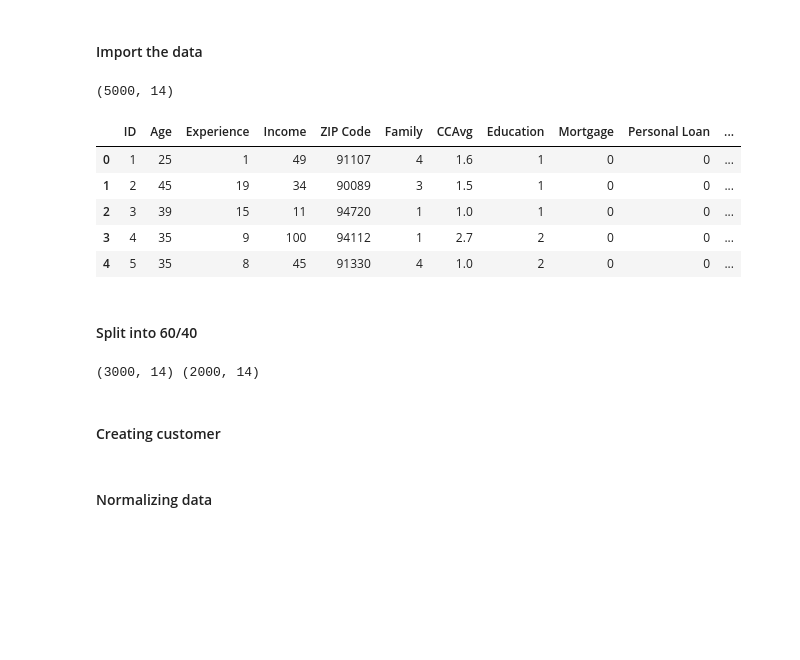
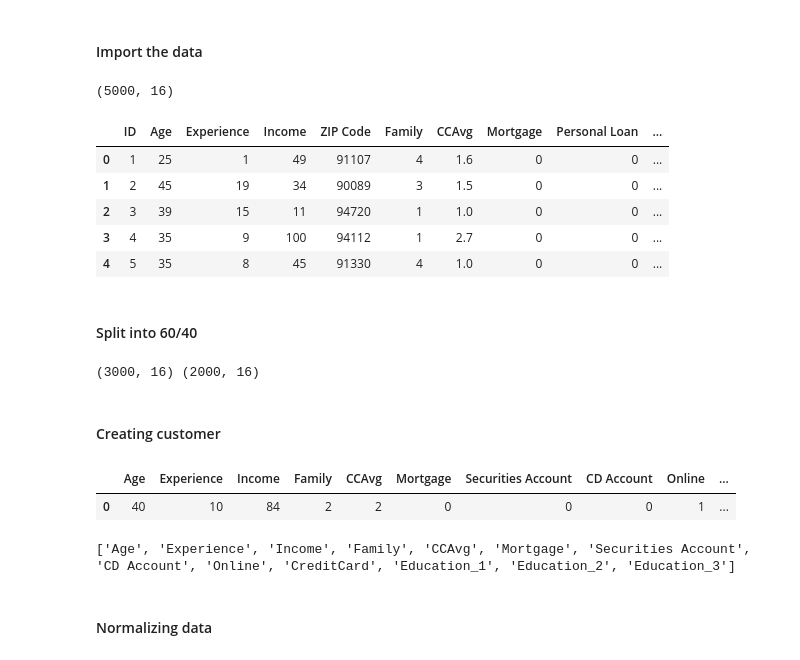
Before and after one commit to wolfesamk/MSBA-206, a Jupyter notebook: DMBA Chapter 7.ipynb, the cells around one changed output. Drawn from its saved outputs; the diff is of its cells as text; code cells hidden in the pictures; blank space fills up the shorter version.

```diff
--- a/DMBA Chapter 7.ipynb
+++ b/DMBA Chapter 7.ipynb
@@ -41,30 +34,44 @@ def statslist(df):
 #### Import the data
 # %%
 dfBank = readFile("https://raw.githubusercontent.com/wolfesamk/MSBA-206/main/dmba/UniversalBank.csv")
+dfBank['Education'] = dfBank['Education'].astype('category')
+dfBank = pd.get_dummies(dfBank, prefix_sep='_', drop_first=False)
 print(dfBank.shape)
 dfBank.head(5)
 # %% [output]
-(5000, 14)
+(5000, 16)
-|  | ID | Age | Experience | Income | ZIP Code | Family | CCAvg | Education | Mortgage | Personal Loan | ... |
-| 0 | 1 | 25 | 1 | 49 | 91107 | 4 | 1.6 | 1 | 0 | 0 | ... |
-| 1 | 2 | 45 | 19 | 34 | 90089 | 3 | 1.5 | 1 | 0 | 0 | ... |
-| 2 | 3 | 39 | 15 | 11 | 94720 | 1 | 1.0 | 1 | 0 | 0 | ... |
-| 3 | 4 | 35 | 9 | 100 | 94112 | 1 | 2.7 | 2 | 0 | 0 | ... |
-| 4 | 5 | 35 | 8 | 45 | 91330 | 4 | 1.0 | 2 | 0 | 0 | ... |
+|  | ID | Age | Experience | Income | ZIP Code | Family | CCAvg | Mortgage | Personal Loan | ... |
+| 0 | 1 | 25 | 1 | 49 | 91107 | 4 | 1.6 | 0 | 0 | ... |
+| 1 | 2 | 45 | 19 | 34 | 90089 | 3 | 1.5 | 0 | 0 | ... |
+| 2 | 3 | 39 | 15 | 11 | 94720 | 1 | 1.0 | 0 | 0 | ... |
+| 3 | 4 | 35 | 9 | 100 | 94112 | 1 | 2.7 | 0 | 0 | ... |
+| 4 | 5 | 35 | 8 | 45 | 91330 | 4 | 1.0 | 0 | 0 | ... |
 # %% [markdown]
 #### Split into 60/40
 # %%
 bank_trainData, bank_validData = train_test_split(dfBank, test_size=0.4, random_state=1)
 print(bank_trainData.shape, bank_validData.shape)
 # %% [output]
-(3000, 14) (2000, 14)
+(3000, 16) (2000, 16)
 # %% [markdown]
 #### Creating customer
 # %%
 newCustomer = pd.DataFrame([{'Age': 40, 'Experience': 10, 'Income': 84, 'Family': 2, 'CCAvg': 2, 'Mortgage': 0,
-                         'Securities_Account': 0, 'CD_Account': 0, 'Online': 1, 'CreditCard': 1, 'Education_1': 0,
+                         'Securities Account': 0, 'CD Account': 0, 'Online': 1, 'CreditCard': 1, 'Education_1': 0,
                          'Education_2': 1, 'Education_3': 0}],
-                       columns=['Age', 'Experience', 'Income', 'Family', 'CCAvg', 'Mortgage', 'Securities_Account',
-                                'CD_Account', 'Online', 'CreditCard', 'Education_1', 'Education_2', 'Education_3'])
+                       columns=['Age', 'Experience', 'Income', 'Family', 'CCAvg', 'Mortgage', 'Securities Account',
+                                'CD Account', 'Online', 'CreditCard', 'Education_1', 'Education_2', 'Education_3'])
+newCustomer
+# %% [output]
+|  | Age | Experience | Income | Family | CCAvg | Mortgage | Securities Account | CD Account | Online | ... |
+| 0 | 40 | 10 | 84 | 2 | 2 | 0 | 0 | 0 | 1 | ... |
+# %%
+outcome = 'Personal Loan'
+predictors = list(dfBank.columns.drop(['ID','ZIP Code']))
+predictors.remove(outcome)
+scaler = preprocessing.StandardScaler()
+print(predictors)
+# %% [output]
+['Age', 'Experience', 'Income', 'Family', 'CCAvg', 'Mortgage', 'Securities Account', 'CD Account', 'Online', 'CreditCard', 'Education_1', 'Education_2', 'Education_3']
 # %% [markdown]
 #### Normalizing data
```
Also changed, not shown: parts of 50 cells of this notebook, 1 other file.
